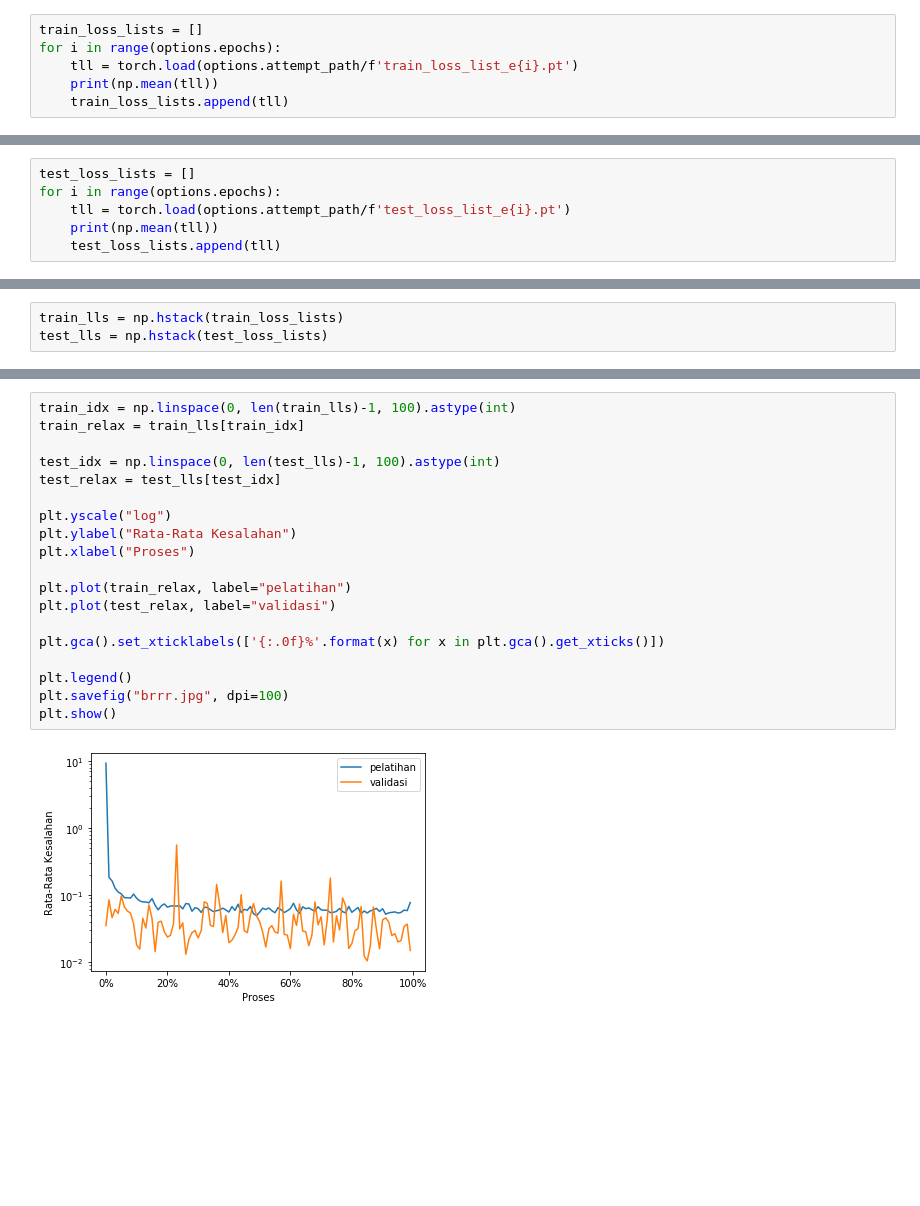
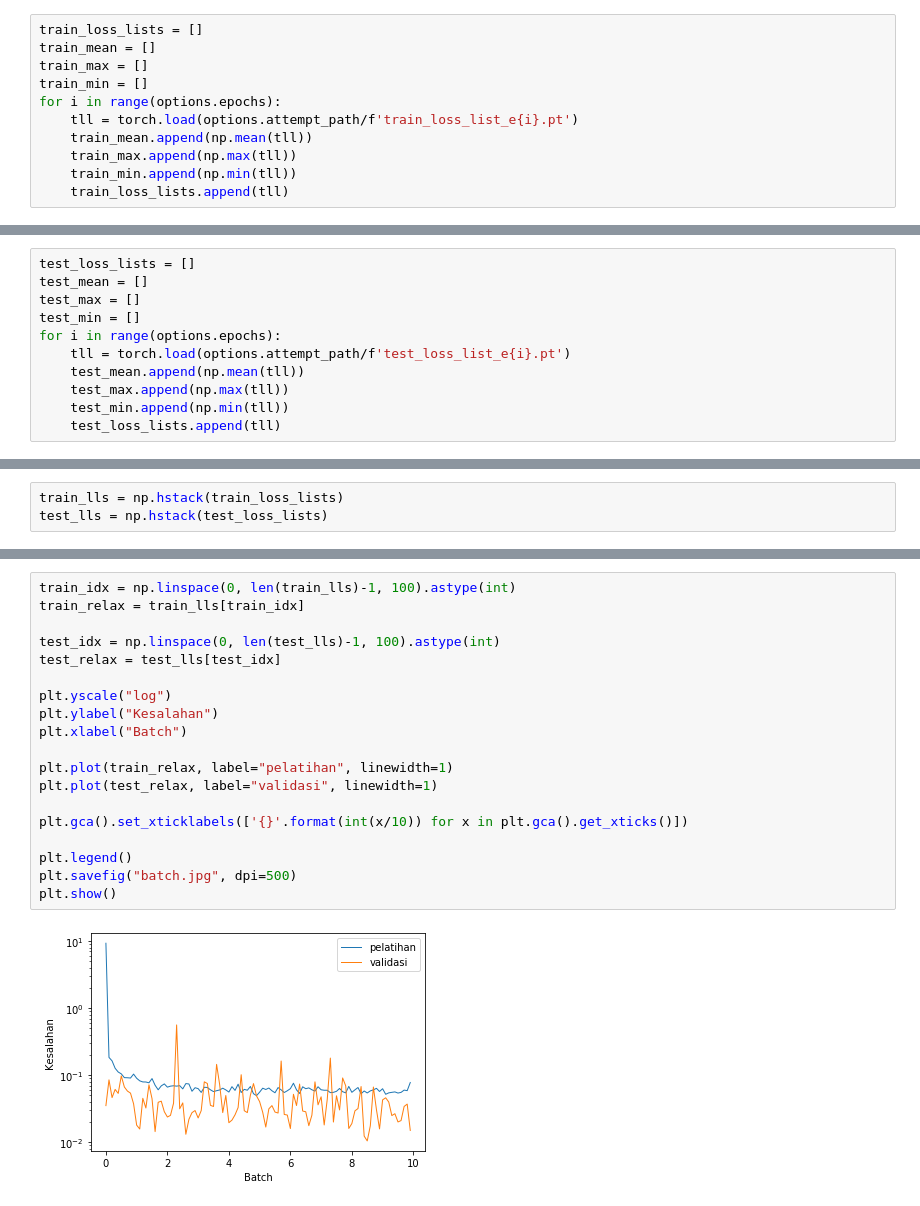
Before and after one commit to denilson020898/baseline_3d_pose, a Jupyter notebook: plot_skripsi.ipynb, the cells around one changed output, grey strips where cells are left out. Drawn from its saved outputs; the diff is of its cells as text; blank space fills up the shorter version.

```diff
--- a/plot_skripsi.ipynb
+++ b/plot_skripsi.ipynb
@@ -32,7 +32,12 @@ class Options():
 options = Options()
 # %%
 train_loss_lists = []
+train_mean = []
+train_max = []
+train_min = []
 for i in range(options.epochs):
     tll = torch.load(options.attempt_path/f'train_loss_list_e{i}.pt')
-    print(np.mean(tll))
+    train_mean.append(np.mean(tll))
+    train_max.append(np.max(tll))
+    train_min.append(np.min(tll))
     train_loss_lists.append(tll)
@@ -50,6 +44,11 @@ for i in range(options.epochs):
 # %%
 test_loss_lists = []
+test_mean = []
+test_max = []
+test_min = []
 for i in range(options.epochs):
     tll = torch.load(options.attempt_path/f'test_loss_list_e{i}.pt')
-    print(np.mean(tll))
+    test_mean.append(np.mean(tll))
+    test_max.append(np.max(tll))
+    test_min.append(np.min(tll))
     test_loss_lists.append(tll)
@@ -70,21 +91,21 @@ test_lls = np.hstack(test_loss_lists)
 # %%
 train_idx = np.linspace(0, len(train_lls)-1, 100).astype(int)
 train_relax = train_lls[train_idx]
 
 test_idx = np.linspace(0, len(test_lls)-1, 100).astype(int)
 test_relax = test_lls[test_idx]
 
 plt.yscale("log")
-plt.ylabel("Rata-Rata Kesalahan")
-plt.xlabel("Proses")
+plt.ylabel("Kesalahan")
+plt.xlabel("Batch")
 
-plt.plot(train_relax, label="pelatihan")
-plt.plot(test_relax, label="validasi")
+plt.plot(train_relax, label="pelatihan", linewidth=1)
+plt.plot(test_relax, label="validasi", linewidth=1)
 
-plt.gca().set_xticklabels(['{:.0f}%'.format(x) for x in plt.gca().get_xticks()])
+plt.gca().set_xticklabels(['{}'.format(int(x/10)) for x in plt.gca().get_xticks()])
 
 plt.legend()
-plt.savefig("brrr.jpg", dpi=100)
+plt.savefig("batch.jpg", dpi=500)
 plt.show()
 # %% [output]
-[figure, old version]
+[figure, new version]
```
Also changed, not shown: parts of 5 cells of this notebook, 6 other files.
